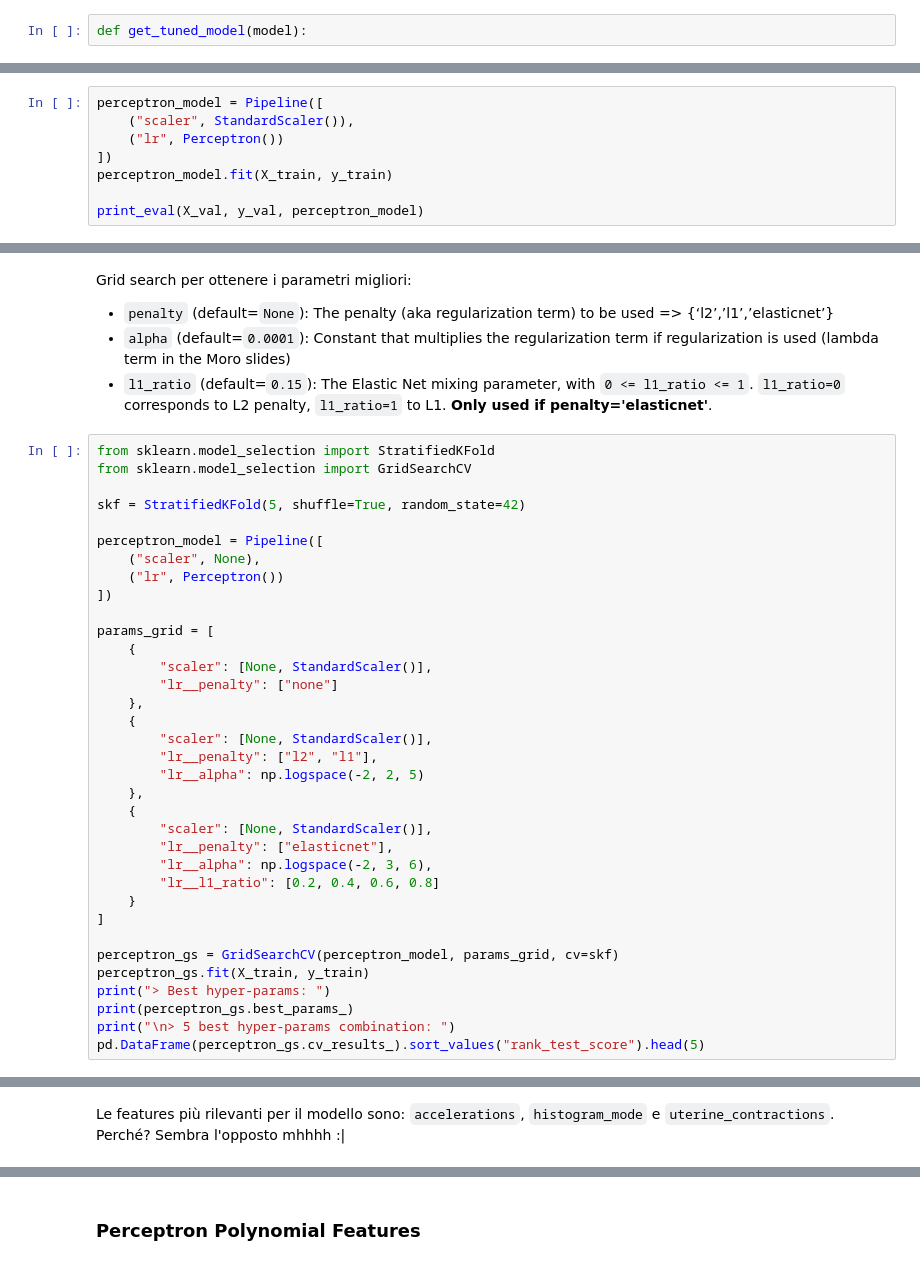
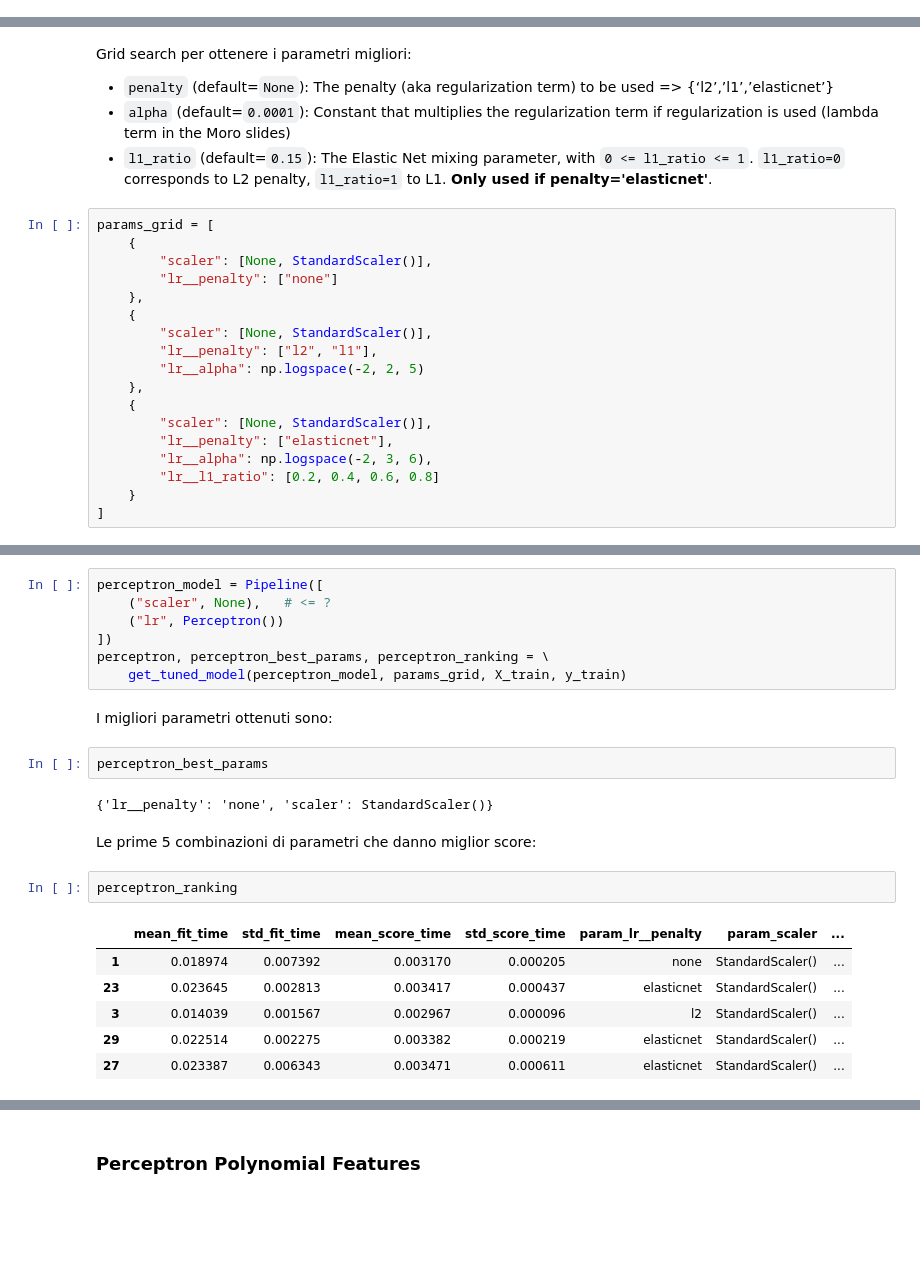
Before and after one commit to tassiluca/dia-project, a Jupyter notebook: fetal_health_classification.ipynb, the cells around one changed output, grey strips where cells are left out. Drawn from its saved outputs; the diff is of its cells as text; blank space fills up the shorter version.

```diff
--- a/fetal_health_classification.ipynb
+++ b/fetal_health_classification.ipynb
@@ -191,5 +195,3 @@ X_train, X_val, y_train, y_val = train_test_split(
     test_size = 1/3,    # proporzione: 2/3 training set, 1/3 validation set
     random_state = 42   # seed per la riproducibilità
 )
-# %%
-def get_tuned_model(model):
@@ -196,10 +220,2 @@ def get_tuned_model(model):
 # %% [markdown]
 ## Perceptron
-# %%
-perceptron_model = Pipeline([
-    ("scaler", StandardScaler()),
-    ("lr", Perceptron())
-])
-perceptron_model.fit(X_train, y_train)
-
-print_eval(X_val, y_val, perceptron_model)
@@ -222,16 +229,6 @@ Grid search per ottenere i parametri migliori:
 - `alpha` (default=`0.0001`): Constant that multiplies the regularization term if regularization is used (lambda term in the Moro slides)
 - `l1_ratio` (default=`0.15`): The Elastic Net mixing parameter, with `0 <= l1_ratio <= 1`. `l1_ratio=0` corresponds to L2 penalty, `l1_ratio=1` to L1. **Only used if penalty='elasticnet'**.
 # %%
-from sklearn.model_selection import StratifiedKFold
-from sklearn.model_selection import GridSearchCV
-
-skf = StratifiedKFold(5, shuffle=True, random_state=42)
-
-perceptron_model = Pipeline([
-    ("scaler", None),
-    ("lr", Perceptron())
-])
-
 params_grid = [
     {
         "scaler": [None, StandardScaler()],
@@ -249,10 +246,3 @@ params_grid = [
         "lr__l1_ratio": [0.2, 0.4, 0.6, 0.8]
     }
 ]
-
-perceptron_gs = GridSearchCV(perceptron_model, params_grid, cv=skf)
-perceptron_gs.fit(X_train, y_train)
-print("> Best hyper-params: ")
-print(perceptron_gs.best_params_)
-print("\n> 5 best hyper-params combination: ")
-pd.DataFrame(perceptron_gs.cv_results_).sort_values("rank_test_score").head(5)
@@ -303,2 +249,24 @@ fs.plot.bar(figsize=(15,8), grid=True, stacked=True, width=.8)
-# %% [markdown]
-Le features più rilevanti per il modello sono: `accelerations`, `histogram_mode` e `uterine_contractions`. Perché? Sembra l'opposto mhhhh :|
+# %%
+perceptron_model = Pipeline([
+    ("scaler", None),   # <= ?
+    ("lr", Perceptron())
+])
+perceptron, perceptron_best_params, perceptron_ranking = \
+    get_tuned_model(perceptron_model, params_grid, X_train, y_train)
+# %% [markdown]
+I migliori parametri ottenuti sono:
+# %%
+perceptron_best_params
+# %% [output]
+{'lr__penalty': 'none', 'scaler': StandardScaler()}
+# %% [markdown]
+Le prime 5 combinazioni di parametri che danno miglior score:
+# %%
+perceptron_ranking
+# %% [output]
+|  | mean_fit_time | std_fit_time | mean_score_time | std_score_time | param_lr__penalty | param_scaler | ... |
+| 1 | 0.018974 | 0.007392 | 0.003170 | 0.000205 | none | StandardScaler() | ... |
+| 23 | 0.023645 | 0.002813 | 0.003417 | 0.000437 | elasticnet | StandardScaler() | ... |
+| 3 | 0.014039 | 0.001567 | 0.002967 | 0.000096 | l2 | StandardScaler() | ... |
+| 29 | 0.022514 | 0.002275 | 0.003382 | 0.000219 | elasticnet | StandardScaler() | ... |
+| 27 | 0.023387 | 0.006343 | 0.003471 | 0.000611 | elasticnet | StandardScaler() | ... |
```
Also changed, not shown: parts of 23 cells of this notebook.
